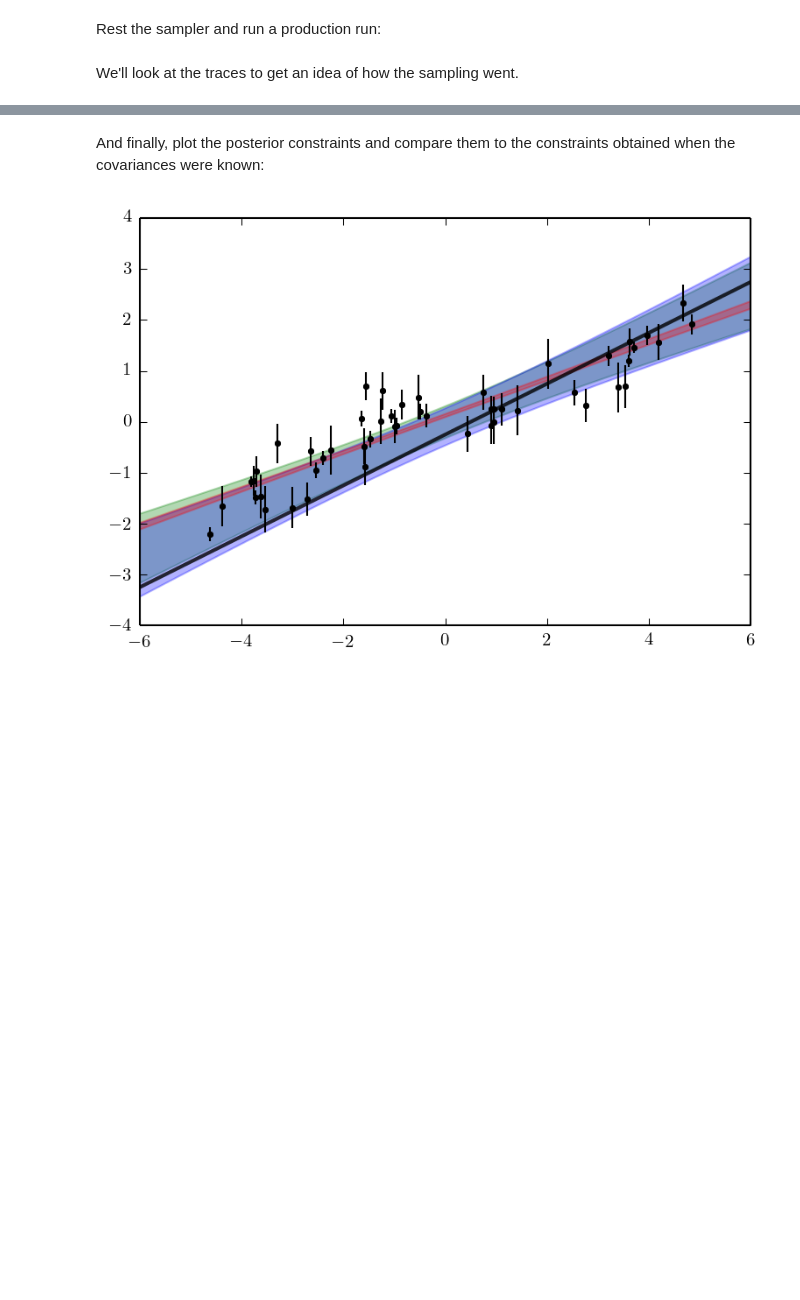
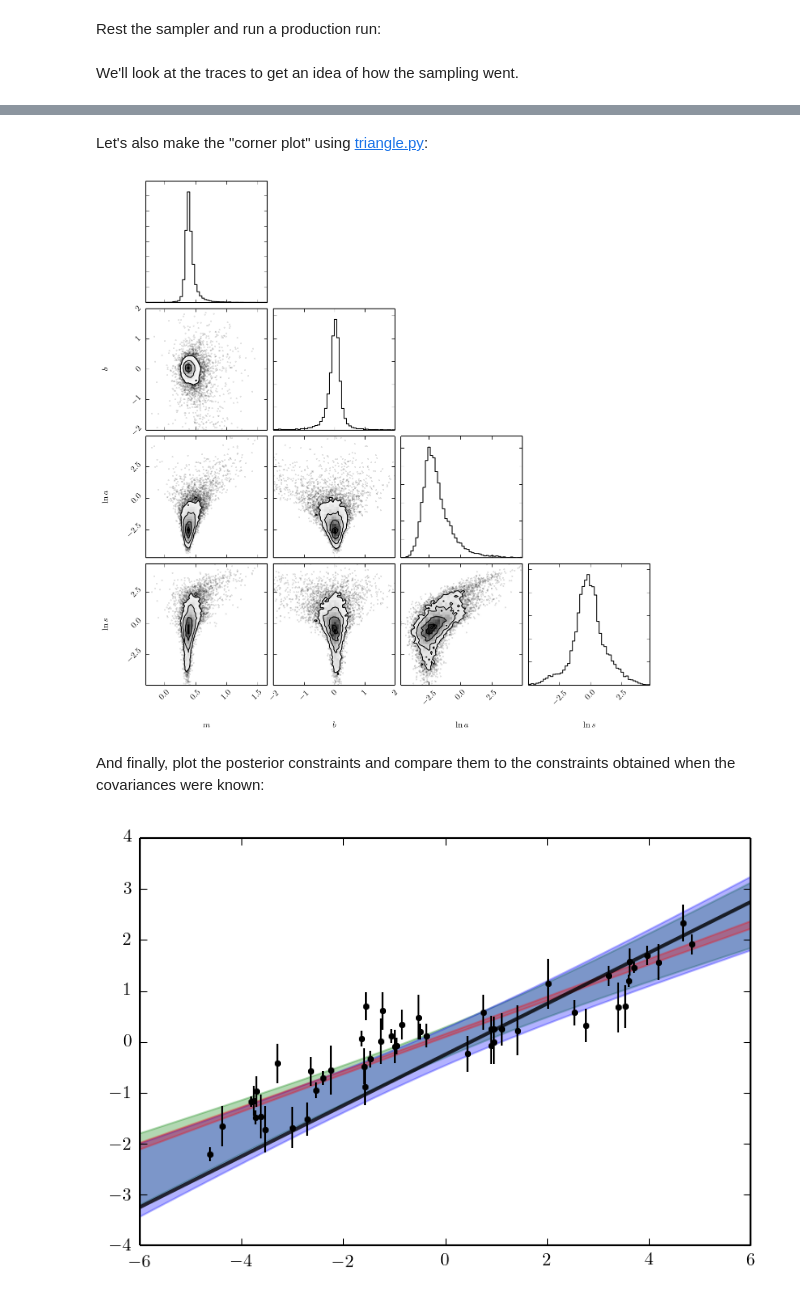
Before and after one commit to dfm/gp, a Jupyter notebook: 01 Fitting a Line with Correlated Noise.ipynb, the cells around one changed output, grey strips where cells are left out. Drawn from its saved outputs; the diff is of its cells as text; code cells hidden in the pictures; blank space fills up the shorter version.

```diff
--- a/01 Fitting a Line with Correlated Noise.ipynb
+++ b/01 Fitting a Line with Correlated Noise.ipynb
@@ -184,3 +192,10 @@ axes[-1].set_xlabel("iteration");
+# %% [markdown]
+Let's also make the "corner plot" using [triangle.py](https://github.com/dfm/triangle.py):
+# %%
+fig = triangle.corner(sampler.flatchain[::13], labels=map("${0}$".format, ["m", "b", "\ln a", "\ln s"]))
+fig.savefig("figures/line-corner.pdf");
+# %% [output]
+[figure, added]
 # %% [markdown]
 And finally, plot the posterior constraints and compare them to the constraints obtained when the covariances were known:
 # %%
```
Also changed, not shown: parts of 9 cells of this notebook, 7 other files.
